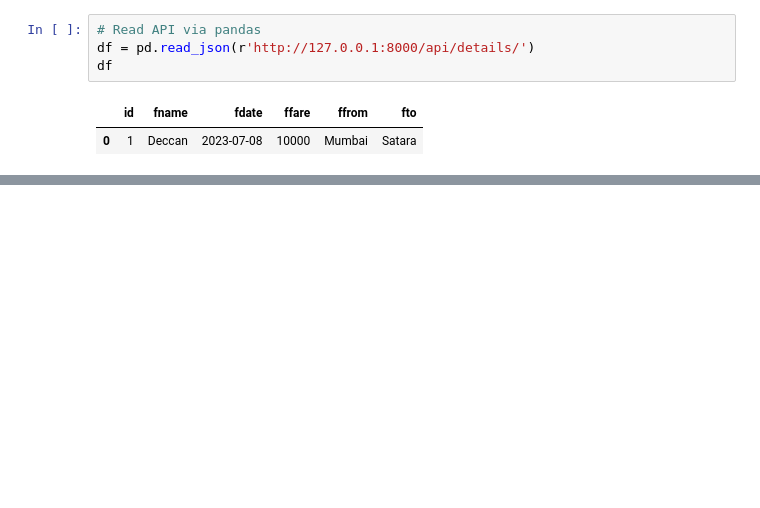
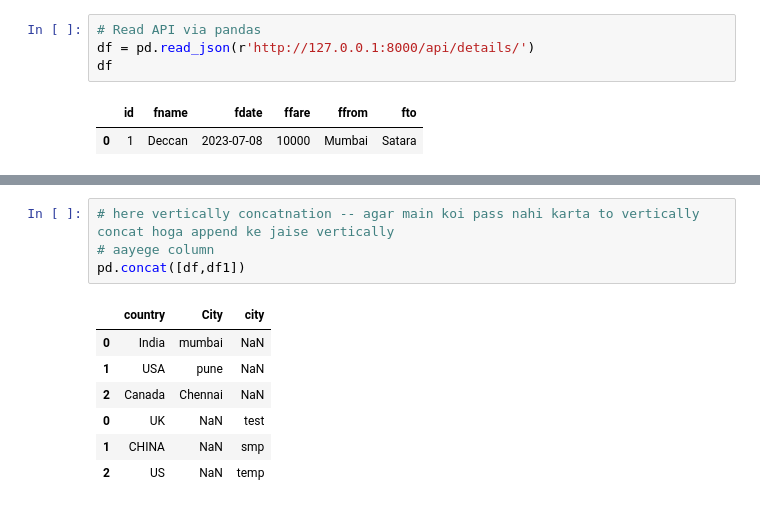
Before and after one commit to Meluha0911/Machine-Learning, a Jupyter notebook: Kantilal Sir-checkpoint.ipynb, the cells around one changed output, grey strips where cells are left out. Cells and saved outputs as stored; diff of their text form; blank space fills up the shorter version.

```diff
--- a/Kantilal Sir-checkpoint.ipynb
+++ b/Kantilal Sir-checkpoint.ipynb
@@ -2350,0 +2561,12 @@ df
+# %%
+# here vertically concatnation -- agar main koi pass nahi karta to vertically concat hoga append ke jaise vertically
+# aayege column
+pd.concat([df,df1])
+# %% [output]
+|  | country | City | city |
+| 0 | India | mumbai | NaN |
+| 1 | USA | pune | NaN |
+| 2 | Canada | Chennai | NaN |
+| 0 | UK | NaN | test |
+| 1 | CHINA | NaN | smp |
+| 2 | US | NaN | temp |
```
Also changed, not shown: parts of 97 cells of this notebook, 1 other file.
